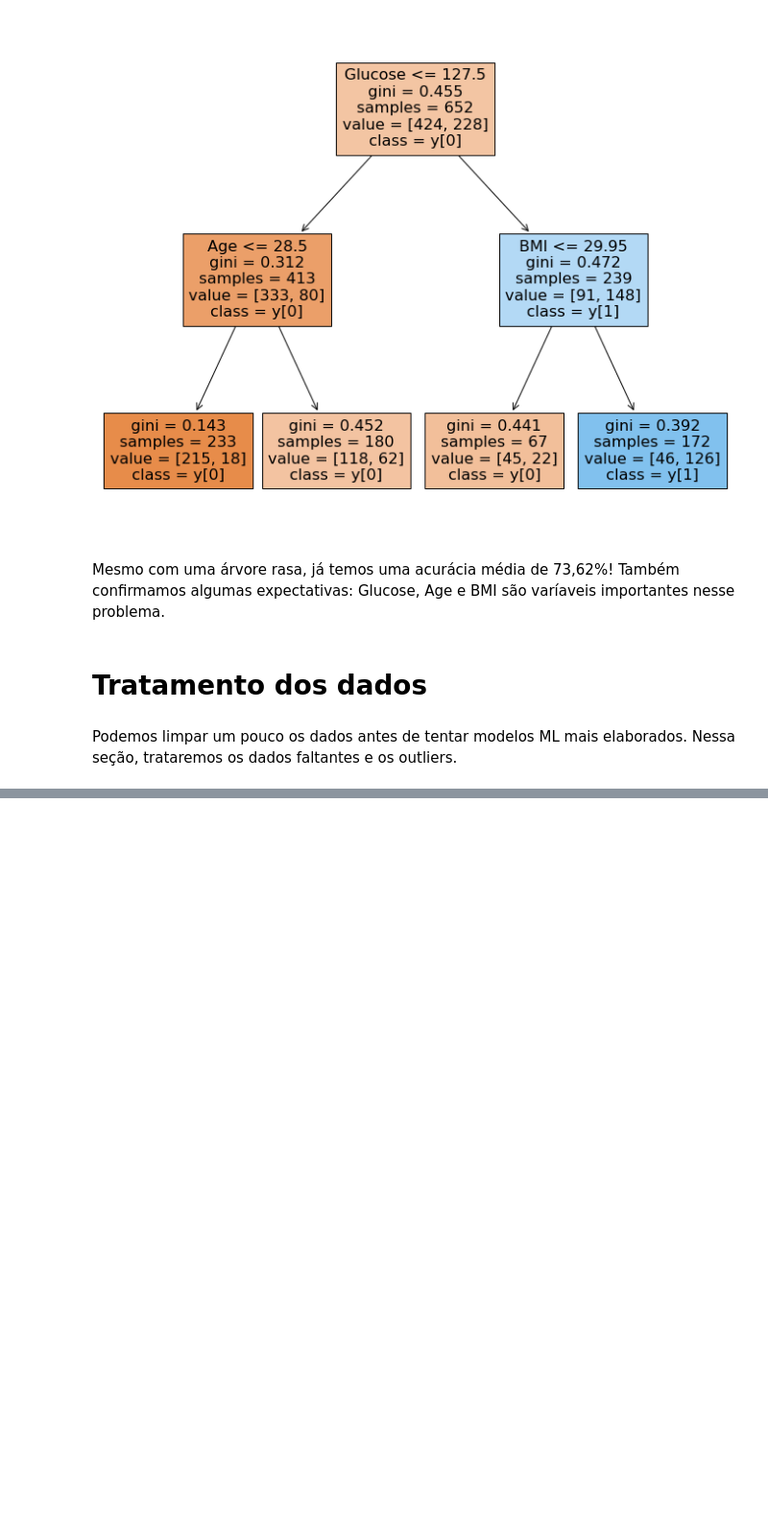
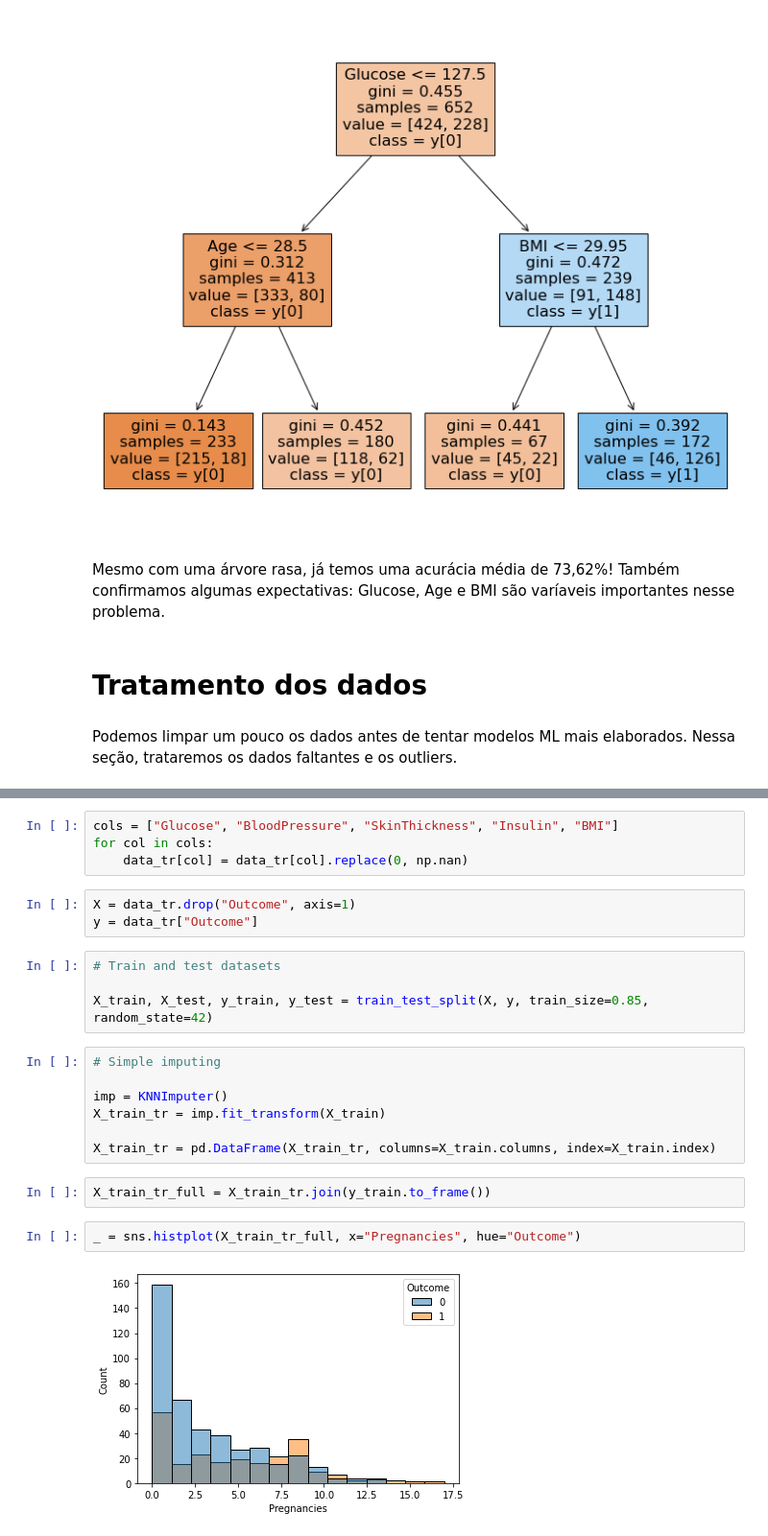
Before and after one commit to franklinzppa/diabetes-classification, a Jupyter notebook: diabetes-clf.ipynb, the cells around one changed output, grey strips where cells are left out. Shown at 96% size. Drawn from its saved outputs; the diff is of its cells as text; blank space fills up the shorter version.

Commit message:
update binning and imputing

```diff
--- a/diabetes-clf.ipynb
+++ b/diabetes-clf.ipynb
@@ -289,0 +292,24 @@ Podemos limpar um pouco os dados antes de tentar modelos ML mais elaborados. Nes
+# %%
+cols = ["Glucose", "BloodPressure", "SkinThickness", "Insulin", "BMI"]
+for col in cols:
+    data_tr[col] = data_tr[col].replace(0, np.nan)
+# %%
+X = data_tr.drop("Outcome", axis=1)
+y = data_tr["Outcome"]
+# %%
+# Train and test datasets
+
+X_train, X_test, y_train, y_test = train_test_split(X, y, train_size=0.85, random_state=42)
+# %%
+# Simple imputing
+
+imp = KNNImputer()
+X_train_tr = imp.fit_transform(X_train)
+
+X_train_tr = pd.DataFrame(X_train_tr, columns=X_train.columns, index=X_train.index)
+# %%
+X_train_tr_full = X_train_tr.join(y_train.to_frame())
+# %%
+_ = sns.histplot(X_train_tr_full, x="Pregnancies", hue="Outcome")
+# %% [output]
+[figure, added]
```
Also changed, not shown: parts of 21 cells of this notebook.
